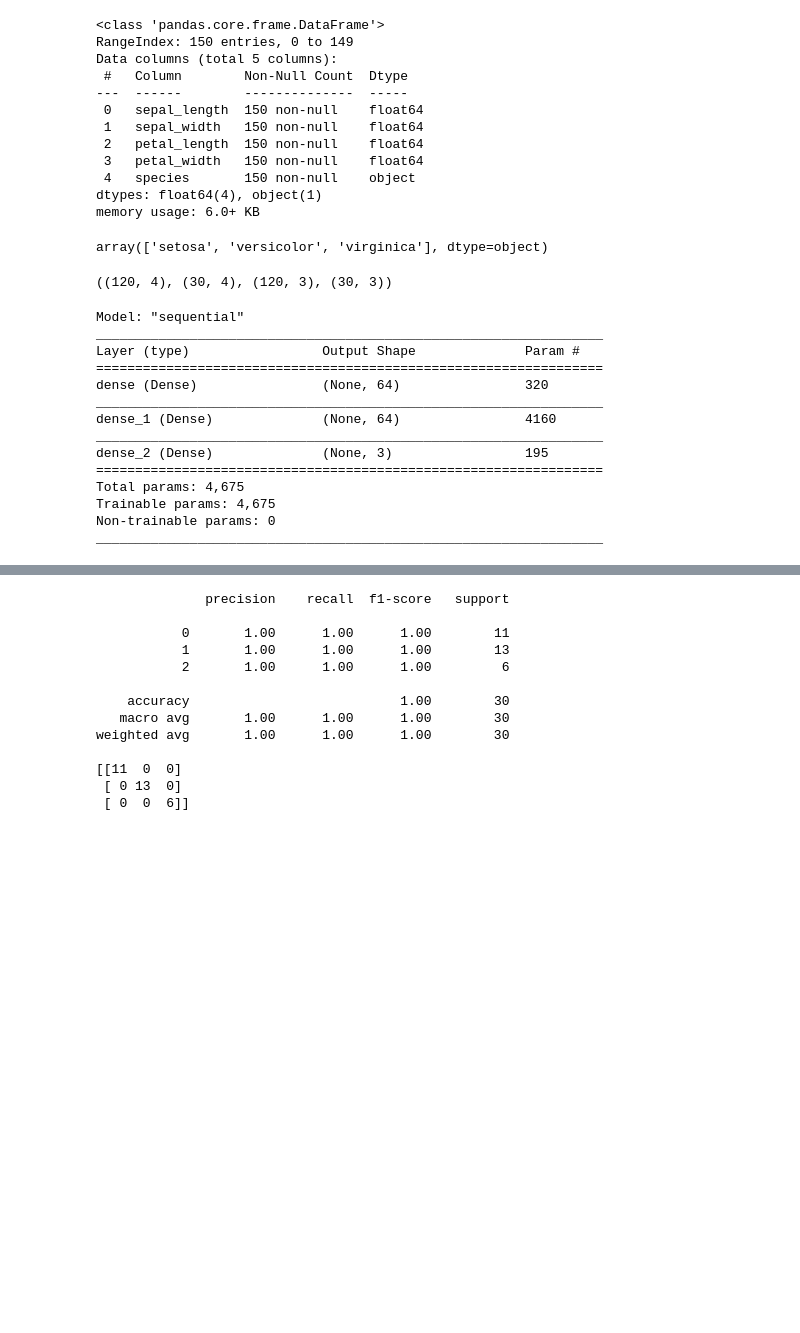
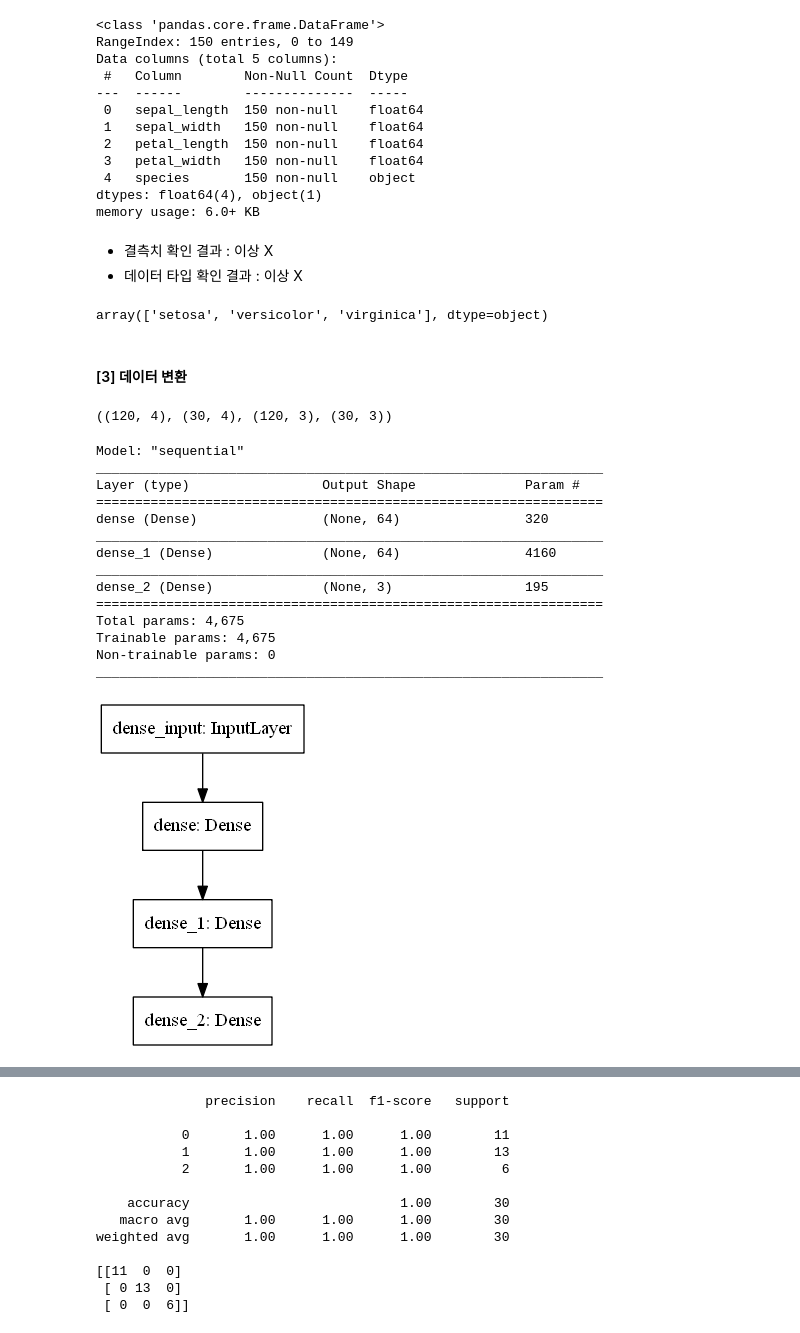
Before and after one commit to Cluster-Taek/MachineLearningStudio, a Jupyter notebook: MachineLearing/Iris/Untitled.ipynb, the cells around one changed output, grey strips where cells are left out. Drawn from its saved outputs; the diff is of its cells as text; code cells hidden in the pictures; blank space fills up the shorter version.

```diff
--- a/MachineLearing/Iris/Untitled.ipynb
+++ b/MachineLearing/Iris/Untitled.ipynb
@@ -38,8 +51,13 @@ Data columns (total 5 columns):
  4   species       150 non-null    object
 dtypes: float64(4), object(1)
 memory usage: 6.0+ KB
+# %% [markdown]
+- 결측치 확인 결과 : 이상 X
+- 데이터 타입 확인 결과 : 이상 X
 # %%
 iris['species'].unique()
 # %% [output]
 array(['setosa', 'versicolor', 'virginica'], dtype=object)
+# %% [markdown]
+#### [3] 데이터 변환
 # %%
@@ -55,28 +76,31 @@ X_train.shape, X_test.shape, y_train.shape, y_test.shape
 # %% [output]
 ((120, 4), (30, 4), (120, 3), (30, 3))
 # %%
-model = Sequential()
+model = Sequential() # 선형 스택 모델
 
 model.add(Dense(64, input_shape=(4, ), activation='relu'))
 model.add(Dense(64, activation='relu'))
 model.add(Dense(3, activation='softmax'))
 
+# 평가지표는 categorical_crossentropy, 최적화함수는 Adam을 사용
 model.compile(loss='categorical_crossentropy', optimizer='Adam', metrics=['accuracy'])
 
 model.summary()
+plot_model(model, to_file='model.png')
 # %% [output]
 Model: "sequential"
 _________________________________________________________________
 Layer (type)                 Output Shape              Param #
 =================================================================
 dense (Dense)                (None, 64)                320
 _________________________________________________________________
 dense_1 (Dense)              (None, 64)                4160
 _________________________________________________________________
 dense_2 (Dense)              (None, 3)                 195
 =================================================================
 Total params: 4,675
 Trainable params: 4,675
 Non-trainable params: 0
 _________________________________________________________________
+[figure, added]
 # %%
```
Also changed, not shown: parts of 12 cells of this notebook, 6 other files.
